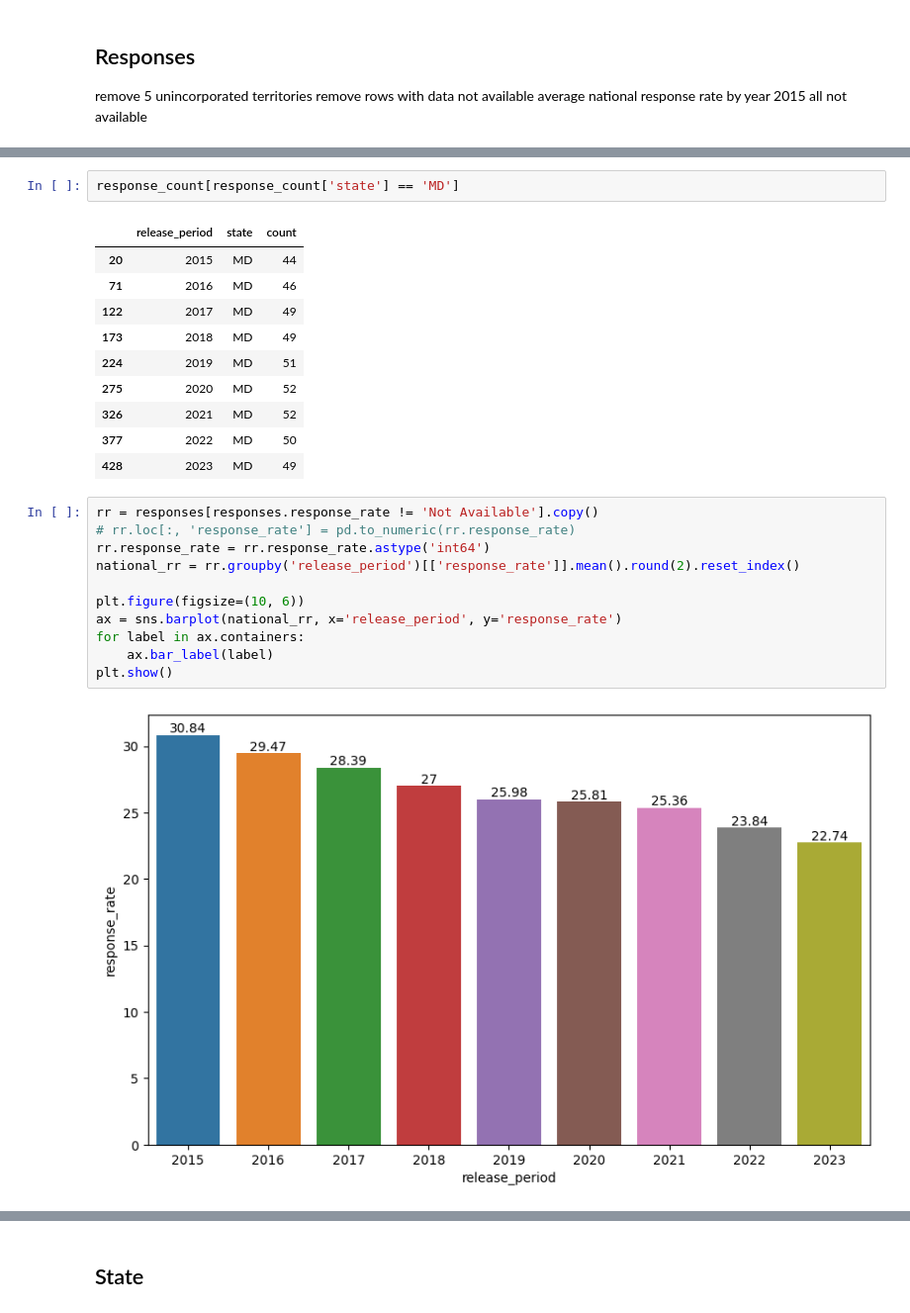
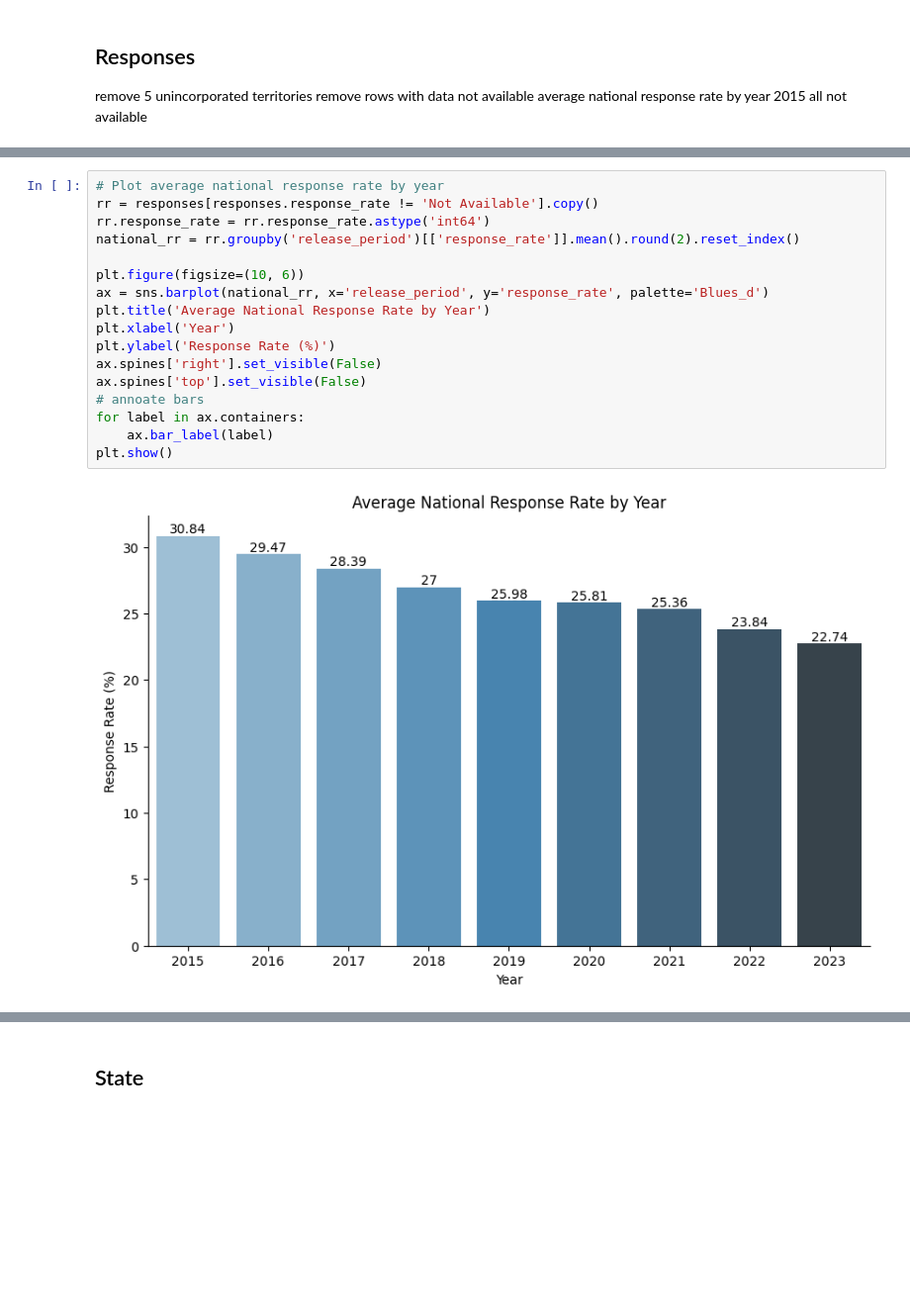
Before and after one commit to andyguo0228/maven_healthcare, a Jupyter notebook: maven_health.ipynb, the cells around one changed output, grey strips where cells are left out. Shown: that part at 99% size. Cells and saved outputs as stored; diff of their text form; blank space fills up the shorter version.

```diff
--- a/maven_health.ipynb
+++ b/maven_health.ipynb
@@ -189,26 +148,19 @@ response_count
-# %%
-response_count[response_count['state'] == 'MD']
-# %% [output]
-|  | release_period | state | count |
-| 20 | 2015 | MD | 44 |
-| 71 | 2016 | MD | 46 |
-| 122 | 2017 | MD | 49 |
-| 173 | 2018 | MD | 49 |
-| 224 | 2019 | MD | 51 |
-| 275 | 2020 | MD | 52 |
-| 326 | 2021 | MD | 52 |
-| 377 | 2022 | MD | 50 |
-| 428 | 2023 | MD | 49 |
 # %%
+# Plot average national response rate by year
 rr = responses[responses.response_rate != 'Not Available'].copy()
-# rr.loc[:, 'response_rate'] = pd.to_numeric(rr.response_rate)
 rr.response_rate = rr.response_rate.astype('int64')
 national_rr = rr.groupby('release_period')[['response_rate']].mean().round(2).reset_index()
 
 plt.figure(figsize=(10, 6))
-ax = sns.barplot(national_rr, x='release_period', y='response_rate')
+ax = sns.barplot(national_rr, x='release_period', y='response_rate', palette='Blues_d')
+plt.title('Average National Response Rate by Year')
+plt.xlabel('Year')
+plt.ylabel('Response Rate (%)')
+ax.spines['right'].set_visible(False)
+ax.spines['top'].set_visible(False)
+# annoate bars
 for label in ax.containers:
     ax.bar_label(label)
 plt.show()
 # %% [output]
-[figure, old version]
+[figure, new version]
```
Also changed, not shown: parts of 18 cells of this notebook, 2 other files.
